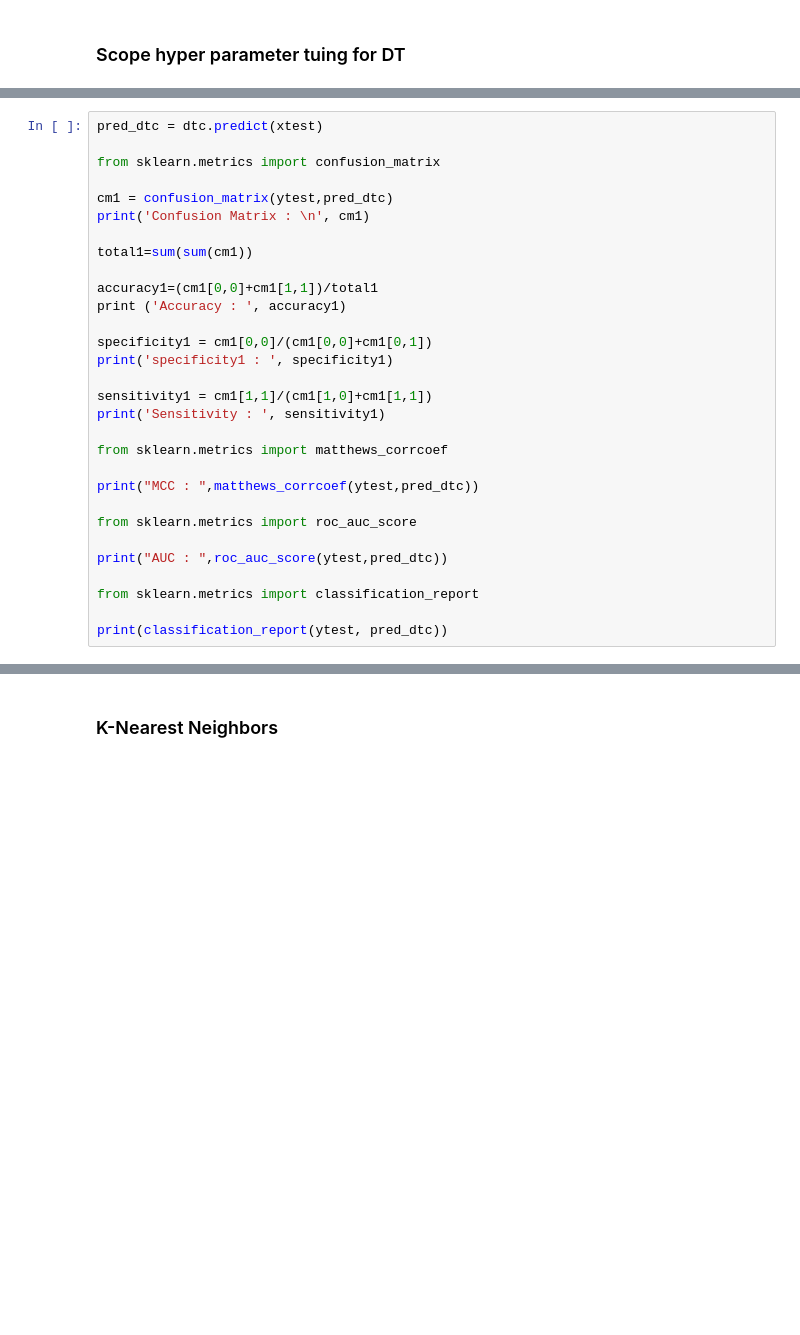
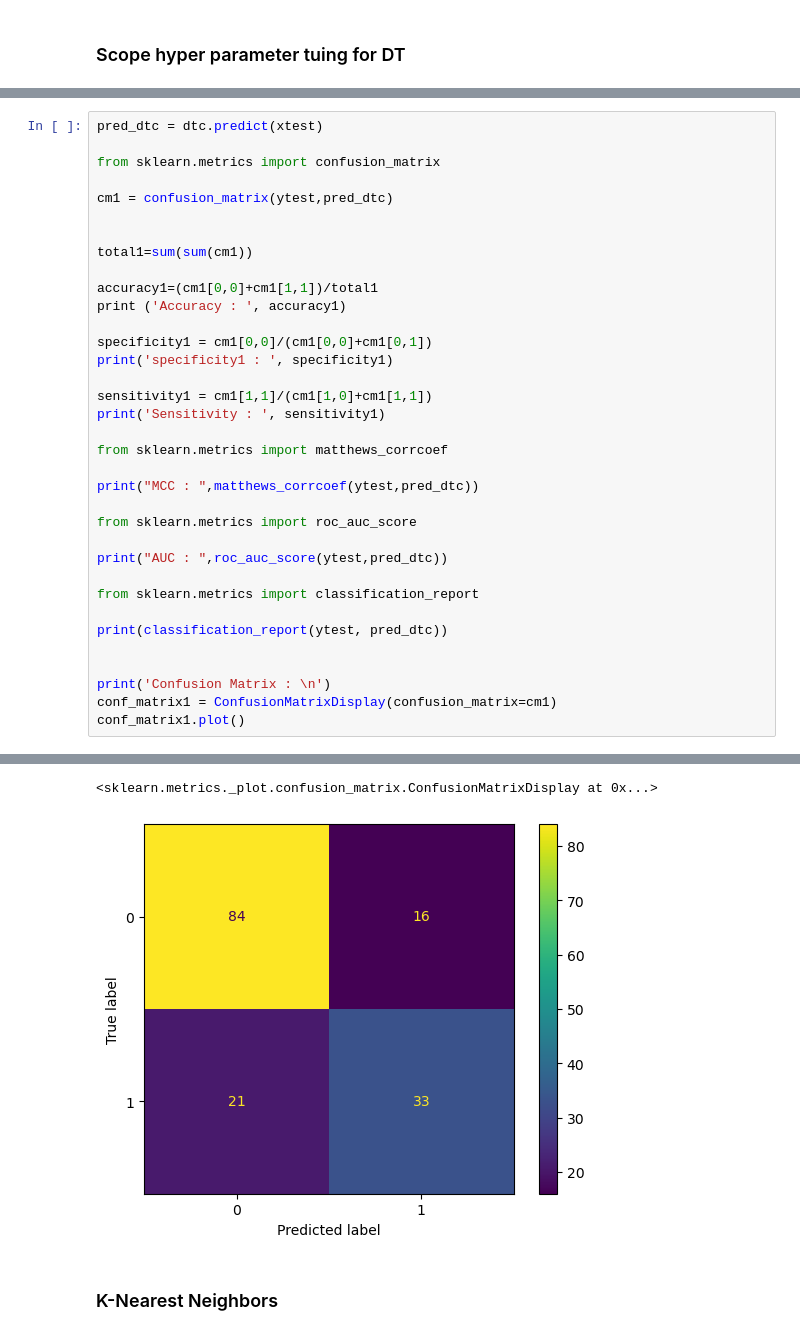
Before and after one commit to 573-pankaj/Work-on-Pima-Indians-Diabetes-Database, a Jupyter notebook: Code/Code_Pima Indian Diabetes Disease Dataset (PIDDD) by Pankaj-Well-Documented.ipynb, the cells around one changed output, grey strips where cells are left out. Saved outputs shown, nothing was run; the diff lists cells and outputs as text; blank space fills up the shorter version.

```diff
--- a/Code/Code_Pima Indian Diabetes Disease Dataset (PIDDD) by Pankaj-Well-Documented.ipynb
+++ b/Code/Code_Pima Indian Diabetes Disease Dataset (PIDDD) by Pankaj-Well-Documented.ipynb
@@ -240,7 +255,7 @@ pred_dtc = dtc.predict(xtest)
 from sklearn.metrics import confusion_matrix
 
 cm1 = confusion_matrix(ytest,pred_dtc)
-print('Confusion Matrix : \n', cm1)
+
 
 total1=sum(sum(cm1))
 
@@ -264,4 +279,9 @@ print("AUC : ",roc_auc_score(ytest,pred_dtc))
 from sklearn.metrics import classification_report
 
 print(classification_report(ytest, pred_dtc))
+
+
+print('Confusion Matrix : \n')
+conf_matrix1 = ConfusionMatrixDisplay(confusion_matrix=cm1)
+conf_matrix1.plot()
 # %% [output]
@@ -284,3 +303,5 @@ weighted avg       0.71      0.71      0.71       154
+<sklearn.metrics._plot.confusion_matrix.ConfusionMatrixDisplay at 0x...>
+[figure, added]
 # %% [markdown]
 ### K-Nearest Neighbors
 # %%
```
Also changed, not shown: parts of 23 cells of this notebook, 4 other files.
